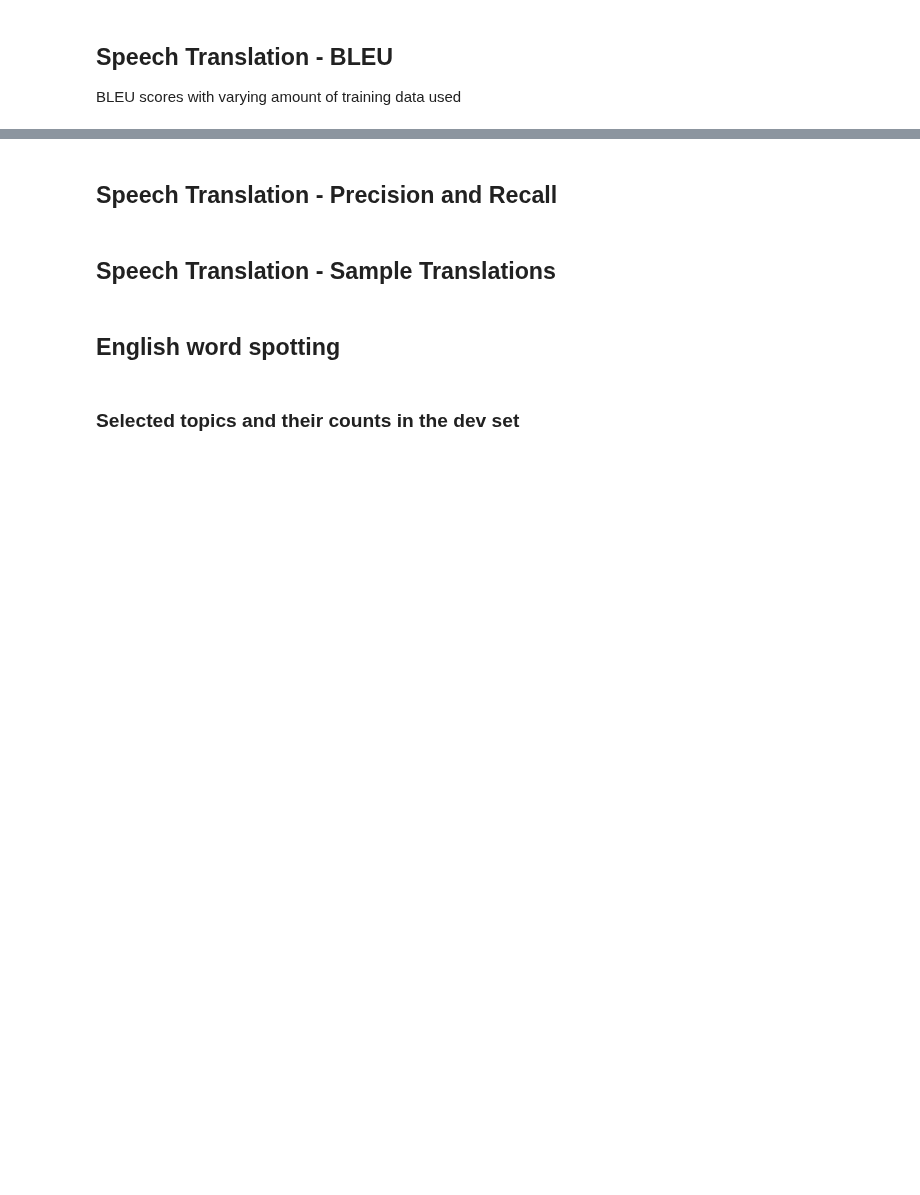
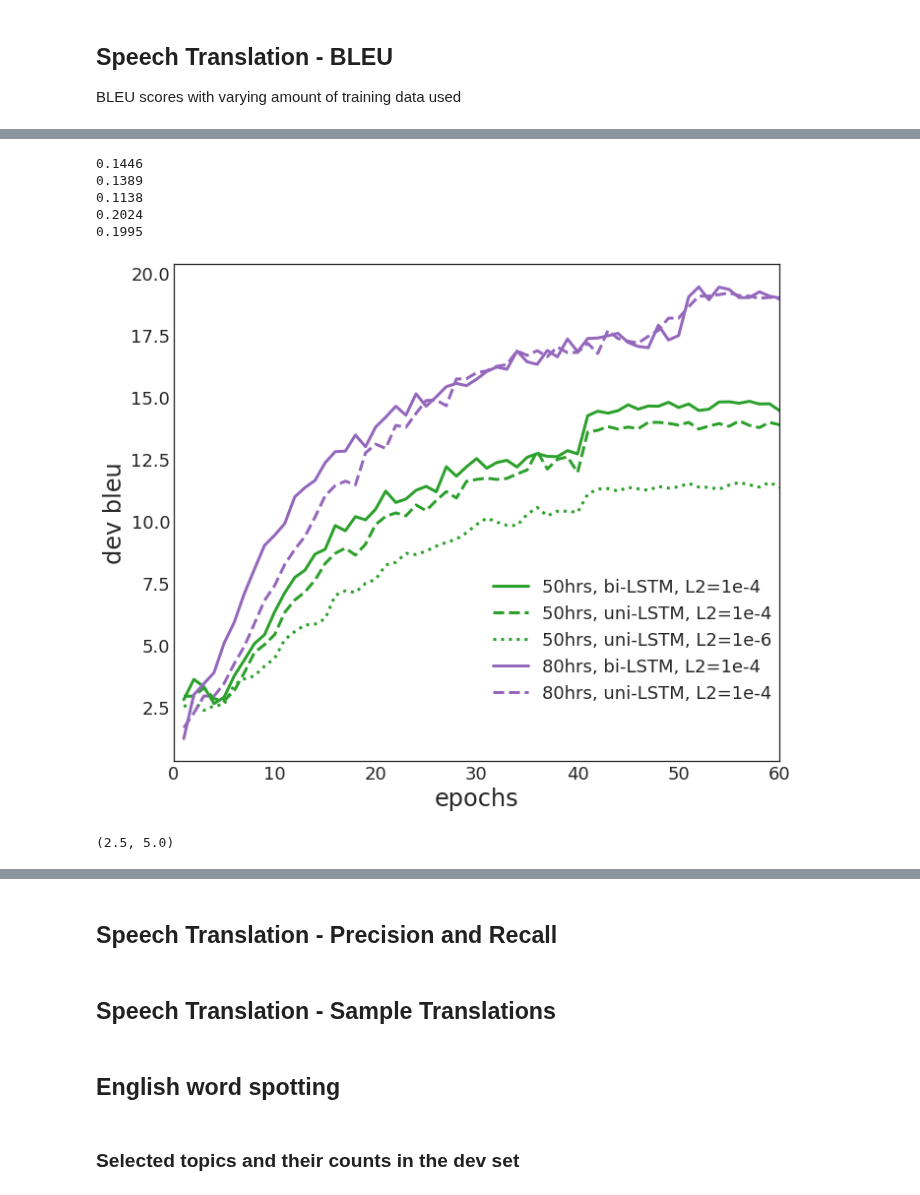
Before and after one commit to 0xSameer/speech2text, a Jupyter notebook: results.ipynb, the cells around one changed output, grey strips where cells are left out. Saved outputs shown, nothing was run; the diff lists cells and outputs as text; code cells hidden in the pictures; blank space fills up the shorter version.

```diff
--- a/results.ipynb
+++ b/results.ipynb
@@ -212,0 +233,37 @@ fig.savefig(fname="bleu_vs_utt_len.png", dpi=300)
+# %%
+# log_train = np.loadtxt(os.path.join(cfg_path, "train.log"), delimiter=',', skiprows=False).transpose()
+dev_data = {}
+for k,p in zip(model_keys, nmt_models):
+    m_path = os.path.join(p, "dev.log")
+    dev_data[k] = np.genfromtxt(m_path,
+                                 delimiter=',',
+                                 usecols = (0,1,2)).transpose()
+# %%
+fig, ax1 = plt.subplots()
+fig.set_size_inches(10,8)
+ax1.set_xlabel('epochs', size=24)
+
+# plt.legend(['train loss', 'dev loss'], bbox_to_anchor=(1.45, 0.96), framealpha=0, fontsize=20)
+
+for i, k in enumerate(dev_data):
+    ax1.plot(dev_data[k][0][:60],
+             dev_data[k][2][:60]*100, linewidth=3,
+             color=model_color[i], label=k, linestyle=model_line_style[i])
+    ax1.set_ylabel('dev bleu', size=24)
+    print(dev_data[k][2][-1])
+ax1.set_xlim(0, 60)
+for tl in (ax1.get_xticklabels() + ax1.get_yticklabels()):
+    tl.set_fontsize(18)
+plt.legend(bbox_to_anchor=(.5, .4), framealpha=0, fontsize=18)
+# plt.legend(['dev bleu'], bbox_to_anchor=(1.06, 0.9), framealpha=0, fontsize=20)
+plt.grid(False)
+plt.tight_layout()
+fig.savefig(fname="bleu_vs_birnn_l2.pdf", dpi=300)
+fig.savefig(fname="bleu_vs_birnn_l2.png", dpi=300)
+# %% [output]
+0.1446
+0.1389
+0.1138
+0.2024
+0.1995
+[figure, added]
@@ -212,0 +291,4 @@ fig.savefig(fname="bleu_vs_utt_len.png", dpi=300)
+# %%
+40 * 90 / 60 / 24, 40 * 180 / 60 / 24
+# %% [output]
+(2.5, 5.0)
```
Also changed, not shown: parts of 7 cells of this notebook, 3 other files.
